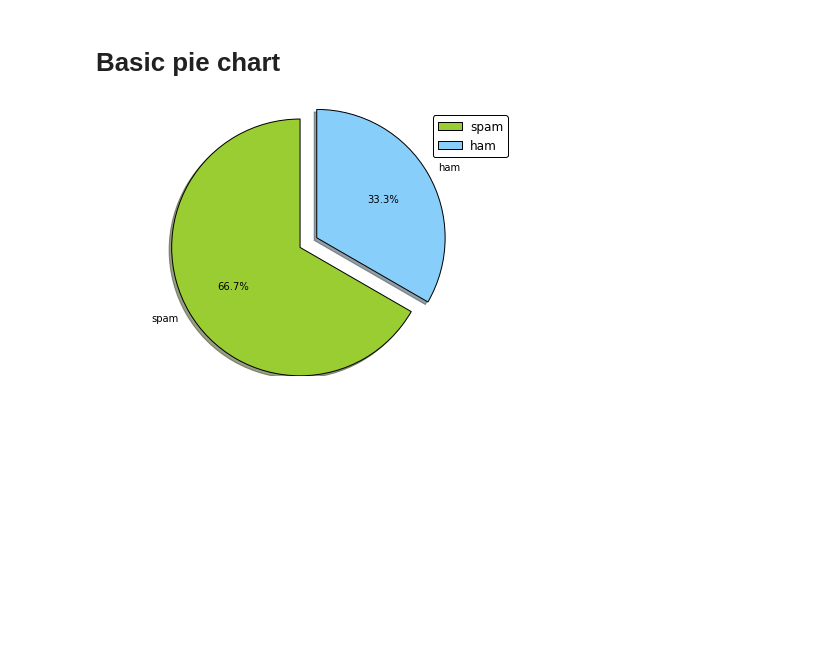
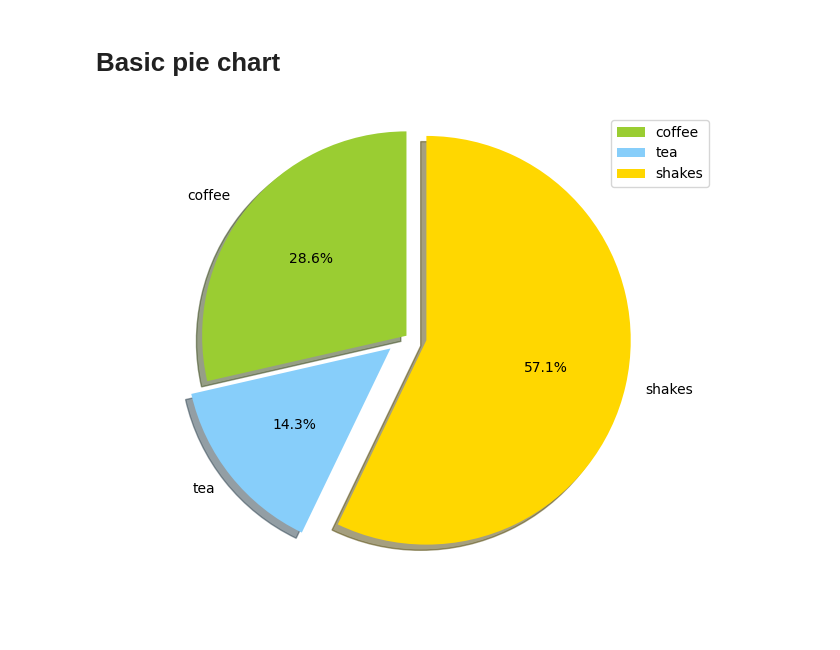
Before and after one commit to ash322ash422/tut_matplotlib, a Jupyter notebook: tut_mp5_pie_specialplots.ipynb, the cells around one changed output. Drawn from its saved outputs; the diff is of its cells as text; code cells hidden in the pictures; blank space fills up the shorter version.

```diff
--- a/tut_mp5_pie_specialplots.ipynb
+++ b/tut_mp5_pie_specialplots.ipynb
@@ -15,22 +15,26 @@ warnings.filterwarnings("ignore")
 # %%
 from matplotlib import pyplot as plt
 import numpy as np
+data = [10, 5, 20] # coffee , tea , shake drinkers
+data_labels = ['coffee', 'tea', 'shakes']
+data_colors = ('yellowgreen', 'lightskyblue', 'gold')
+data_explode = (0, 0.1, 0.1)
 
 plt.pie(
-    (10,5),
-    labels=('spam','ham'),
+    data,
+    labels=data_labels,
     shadow=True,
-    colors=('yellowgreen', 'lightskyblue'),
-    explode=(0,0.15), # space between slices
+    colors=data_colors,
+    explode=data_explode, # space between slices
     startangle=90,    # rotate conter-clockwise by 90 degrees
     autopct='%1.1f%%',# display fraction as percentage
-    )
+)
 plt.legend(fancybox=True)
 plt.axis('equal')     # plot pyplot as circle
 plt.tight_layout()
 plt.show()
 # %% [output]
-[figure, old version]
+[figure, new version]
 # %% [markdown]
 <br>
 <br>
```
Also changed, not shown: 2 other files.
